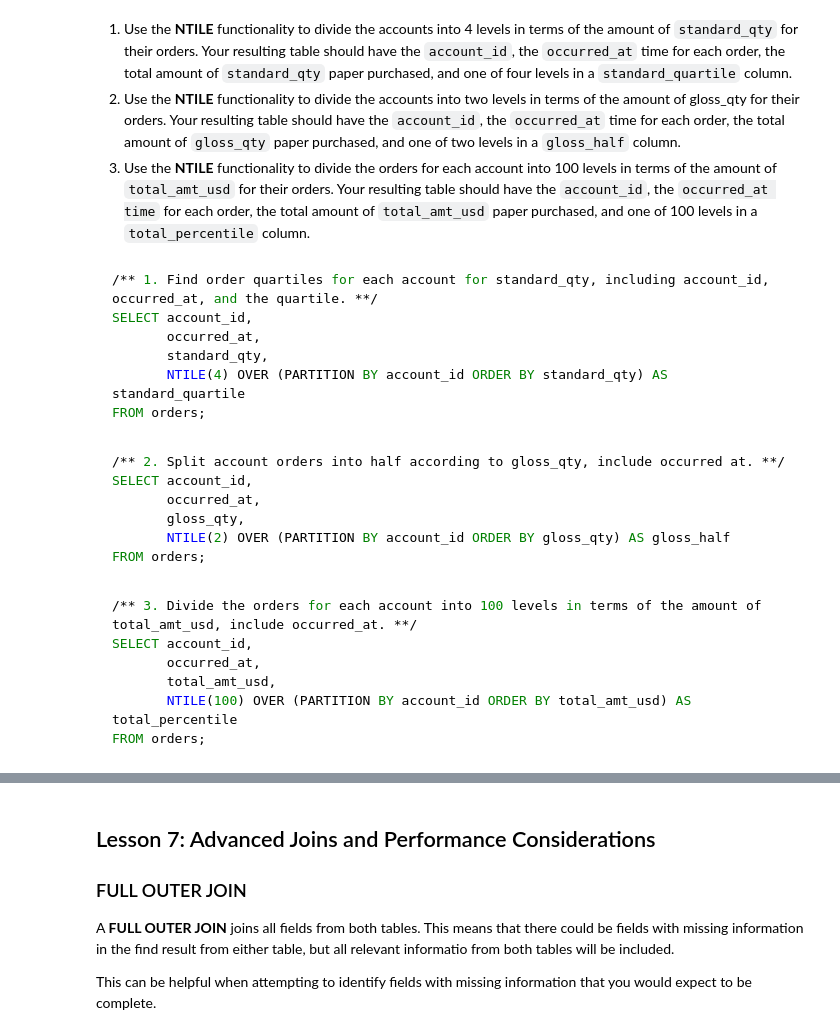
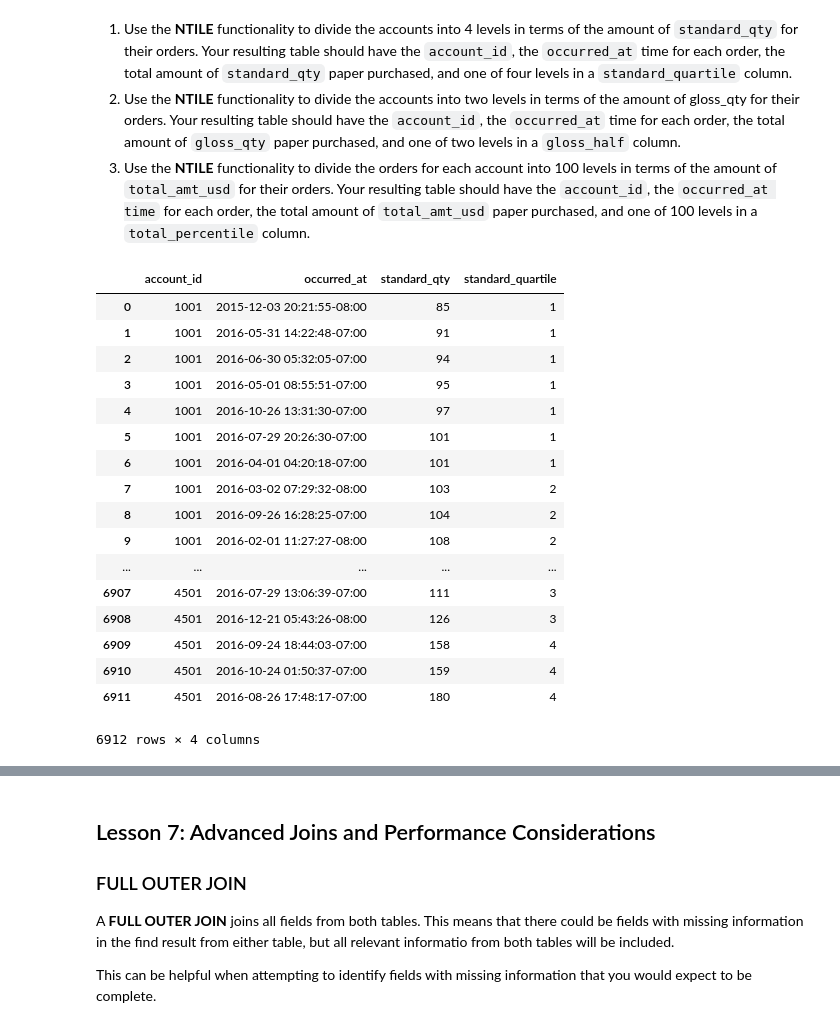
Before and after one commit to rebeccaebarnes/SQL-Practice, a Jupyter notebook: sql_practice.ipynb, the cells around one changed output, grey strips where cells are left out. Saved outputs shown, nothing was run; the diff lists cells and outputs as text; code cells hidden in the pictures.

````diff
--- a/sql_practice.ipynb
+++ b/sql_practice.ipynb
@@ -4111,30 +4167,29 @@ The result will label which quantile each row falls into.
 1. Use the **NTILE** functionality to divide the accounts into 4 levels in terms of the amount of `standard_qty` for their orders. Your resulting table should have the `account_id`, the `occurred_at` time for each order, the total amount of `standard_qty` paper purchased, and one of four levels in a `standard_quartile` column.
 2. Use the **NTILE** functionality to divide the accounts into two levels in terms of the amount of gloss_qty for their orders. Your resulting table should have the `account_id`, the `occurred_at` time for each order, the total amount of `gloss_qty` paper purchased, and one of two levels in a `gloss_half` column.
 3. Use the **NTILE** functionality to divide the orders for each account into 100 levels in terms of the amount of `total_amt_usd` for their orders. Your resulting table should have the `account_id`, the `occurred_at time` for each order, the total amount of `total_amt_usd` paper purchased, and one of 100 levels in a `total_percentile` column.
-# %% [markdown]
-```sql
-/** 1. Find order quartiles for each account for standard_qty, including account_id, occurred_at, and the quartile. **/
-SELECT account_id,
-	   occurred_at,
-	   standard_qty,
-	   NTILE(4) OVER (PARTITION BY account_id ORDER BY standard_qty) AS standard_quartile
-FROM orders;
-```
-# %% [markdown]
-```sql
-/** 2. Split account orders into half according to gloss_qty, include occurred at. **/
-SELECT account_id,
-       occurred_at,
-       gloss_qty,
-       NTILE(2) OVER (PARTITION BY account_id ORDER BY gloss_qty) AS gloss_half
-FROM orders;
-```
-# %% [markdown]
-```sql
-/** 3. Divide the orders for each account into 100 levels in terms of the amount of total_amt_usd, include occurred_at. **/
-SELECT account_id,
-       occurred_at,
-       total_amt_usd,
-       NTILE(100) OVER (PARTITION BY account_id ORDER BY total_amt_usd) AS total_percentile
-FROM orders;
-```
+# %%
+# 1. Find order quartiles for each account for standard_qty, including account_id, occurred_at, and the quartile
+sql_query('SELECT account_id, \
+                  occurred_at, \
+                  standard_qty, \
+                  NTILE(4) OVER (PARTITION BY account_id ORDER BY standard_qty) AS standard_quartile \
+           FROM orders;')
+# %% [output]
+|  | account_id | occurred_at | standard_qty | standard_quartile |
+| 0 | 1001 | 2015-12-03 20:21:55-08:00 | 85 | 1 |
+| 1 | 1001 | 2016-05-31 14:22:48-07:00 | 91 | 1 |
+| 2 | 1001 | 2016-06-30 05:32:05-07:00 | 94 | 1 |
+| 3 | 1001 | 2016-05-01 08:55:51-07:00 | 95 | 1 |
+| 4 | 1001 | 2016-10-26 13:31:30-07:00 | 97 | 1 |
+| 5 | 1001 | 2016-07-29 20:26:30-07:00 | 101 | 1 |
+| 6 | 1001 | 2016-04-01 04:20:18-07:00 | 101 | 1 |
+| 7 | 1001 | 2016-03-02 07:29:32-08:00 | 103 | 2 |
+| 8 | 1001 | 2016-09-26 16:28:25-07:00 | 104 | 2 |
+| 9 | 1001 | 2016-02-01 11:27:27-08:00 | 108 | 2 |
+| ... | ... | ... | ... | ... |
+| 6907 | 4501 | 2016-07-29 13:06:39-07:00 | 111 | 3 |
+| 6908 | 4501 | 2016-12-21 05:43:26-08:00 | 126 | 3 |
+| 6909 | 4501 | 2016-09-24 18:44:03-07:00 | 158 | 4 |
+| 6910 | 4501 | 2016-10-24 01:50:37-07:00 | 159 | 4 |
+| 6911 | 4501 | 2016-08-26 17:48:17-07:00 | 180 | 4 |
+6912 rows × 4 columns
````
Also changed, not shown: parts of 17 cells of this notebook.
